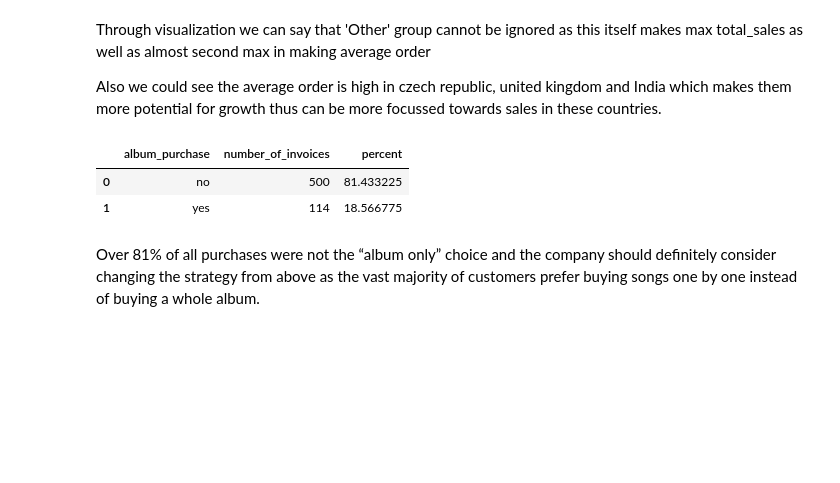
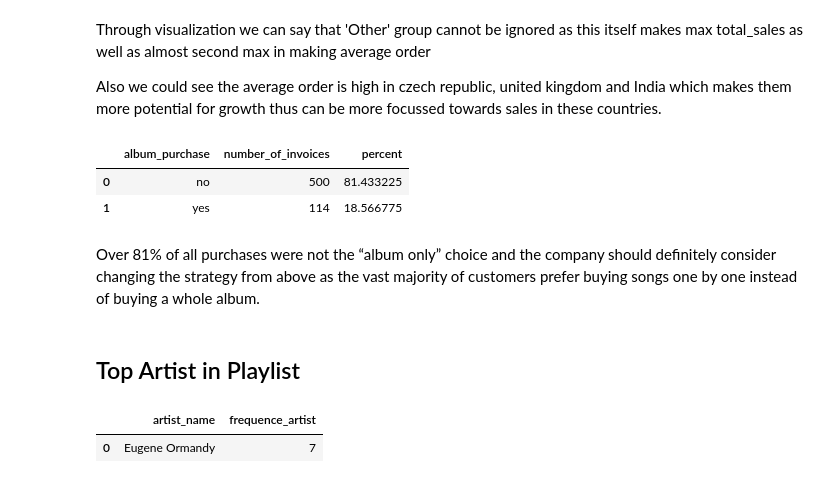
Before and after one commit to soumyasingh05/Analyzing-Tracks-Data-using-SQL, a Jupyter notebook: Analyzing Tracks and Playlist using SQL.ipynb, the cells around one changed output. Saved outputs shown, nothing was run; the diff lists cells and outputs as text; code cells hidden in the pictures; blank space fills up the shorter version.

```diff
--- a/Analyzing Tracks and Playlist using SQL.ipynb
+++ b/Analyzing Tracks and Playlist using SQL.ipynb
@@ -296,3 +296,33 @@ run_query(albums_vs_tracks)
 | 1 | yes | 114 | 18.566775 |
 # %% [markdown]
 Over 81% of all purchases were not the “album only” choice and the company should definitely consider changing the strategy from above as the vast majority of customers prefer buying songs one by one instead of buying a whole album.
+# %% [markdown]
+## Top Artist in Playlist
+# %%
+top_artist_playlist = '''
+WITH artists_by_playlist AS
+    (
+    SELECT
+        pt.playlist_id,
+        ar.name as artist_name,
+        ar.artist_id
+    FROM track t
+    INNER JOIN playlist_track pt on pt.track_id = t.track_id
+    INNER JOIN album al on al.album_id = t.album_id
+    INNER JOIN artist ar on ar.artist_id = al.artist_id
+    GROUP BY 1,2
+    ORDER BY 1
+    )
+
+SELECT
+    artist_name,
+    COUNT(artist_id) as frequence_artist
+FROM artists_by_playlist
+GROUP BY artist_id
+order by 2 desc
+limit 1
+'''
+run_query(top_artist_playlist)
+# %% [output]
+|  | artist_name | frequence_artist |
+| 0 | Eugene Ormandy | 7 |
```
Also changed, not shown: parts of 4 cells of this notebook.
